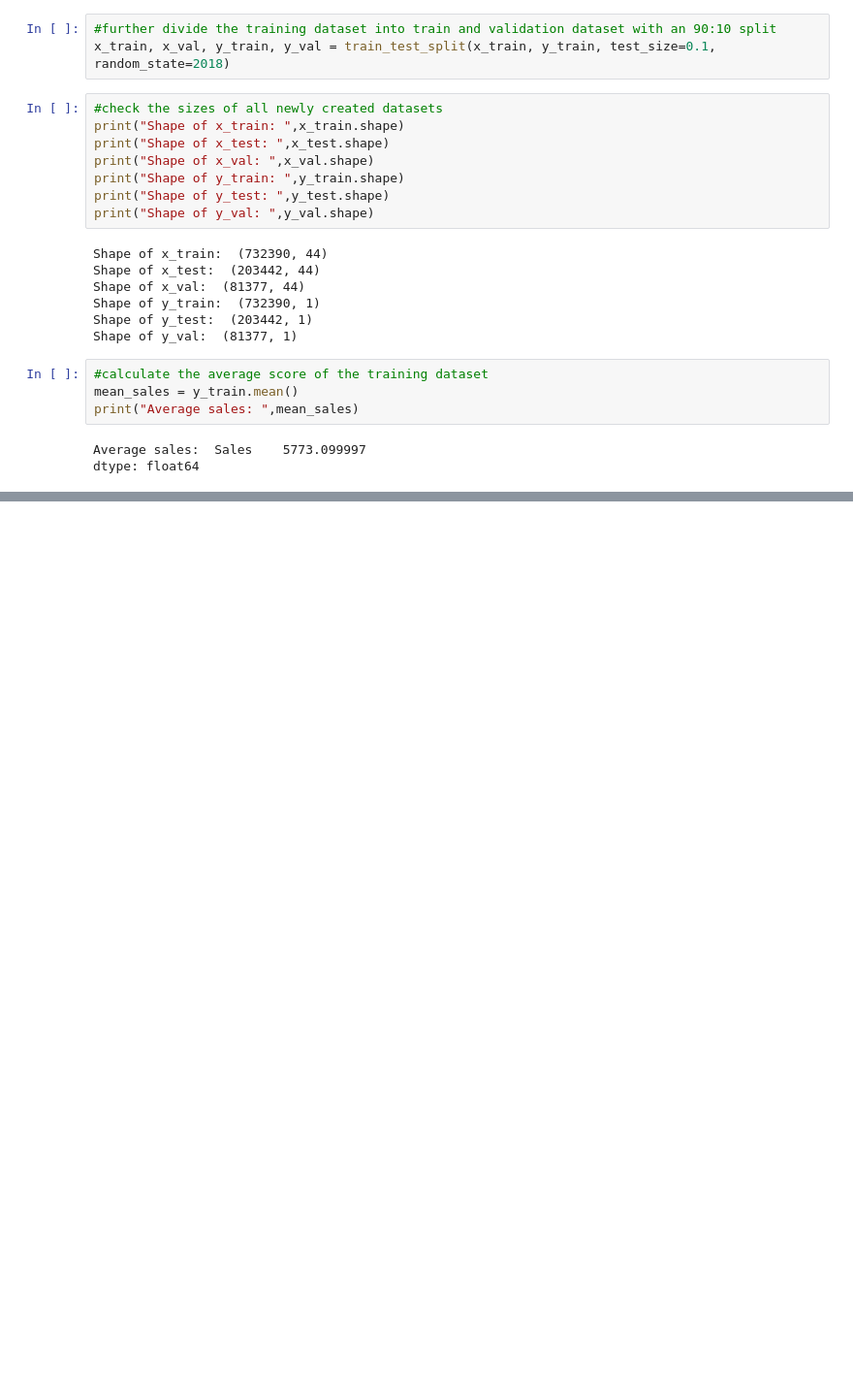
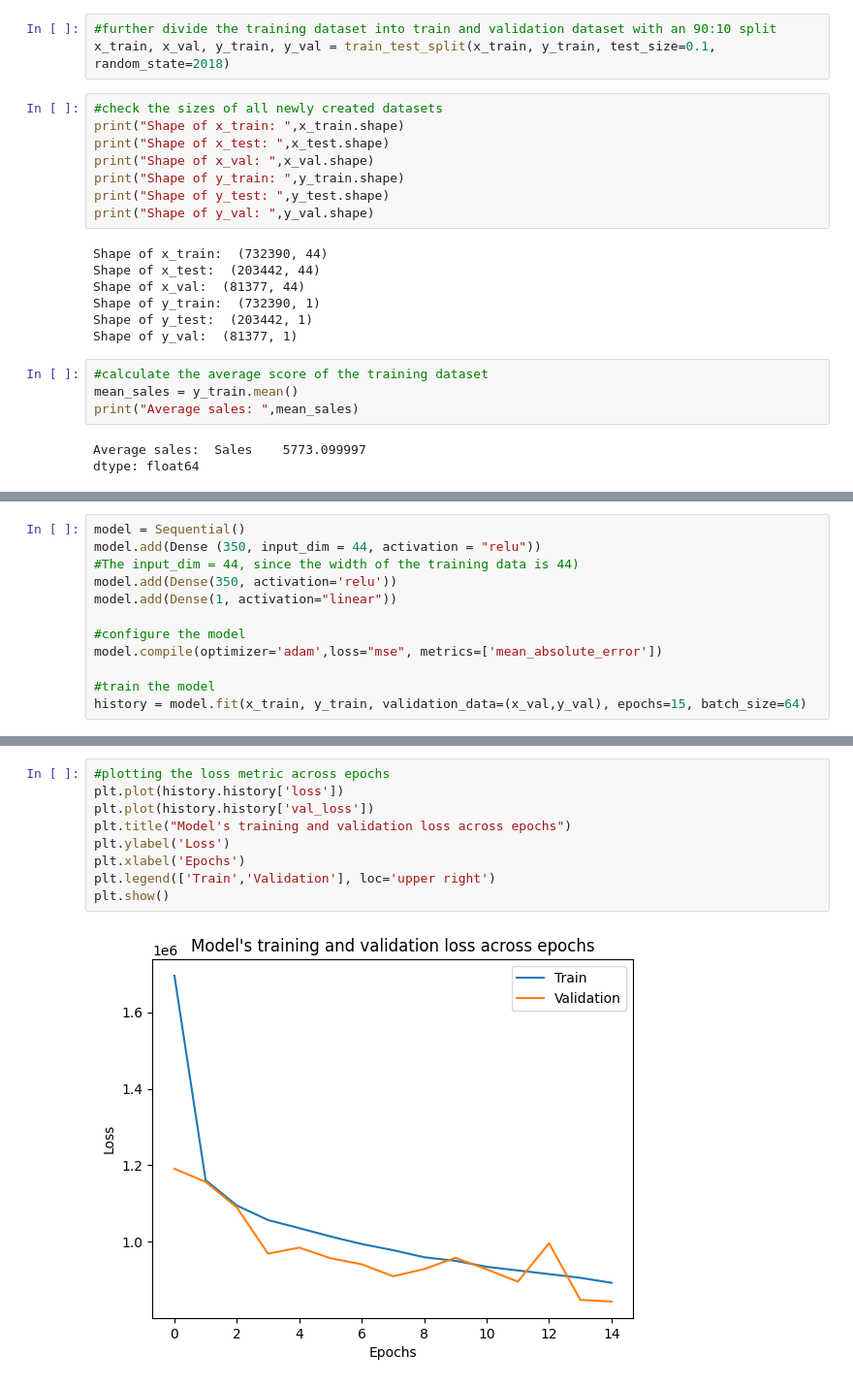
Before and after one commit to Gauravparajuli09/deep_learning_practise, a Jupyter notebook: RossmannStore/Practise.ipynb, the cells around one changed output, grey strips where cells are left out. Shown: that part at 97% size. Saved outputs shown, nothing was run; the diff lists cells and outputs as text; blank space fills up the shorter version.

```diff
--- a/RossmannStore/Practise.ipynb
+++ b/RossmannStore/Practise.ipynb
@@ -269,0 +279,12 @@ dtype: float64
+# %%
+model = Sequential()
+model.add(Dense (350, input_dim = 44, activation = "relu"))
+#The input_dim = 44, since the width of the training data is 44)
+model.add(Dense(350, activation='relu'))
+model.add(Dense(1, activation="linear"))
+
+#configure the model
+model.compile(optimizer='adam',loss="mse", metrics=['mean_absolute_error'])
+
+#train the model
+history = model.fit(x_train, y_train, validation_data=(x_val,y_val), epochs=15, batch_size=64)
@@ -269,0 +314,11 @@ dtype: float64
+# %%
+#plotting the loss metric across epochs
+plt.plot(history.history['loss'])
+plt.plot(history.history['val_loss'])
+plt.title("Model's training and validation loss across epochs")
+plt.ylabel('Loss')
+plt.xlabel('Epochs')
+plt.legend(['Train','Validation'], loc='upper right')
+plt.show()
+# %% [output]
+[figure, added]
```
Also changed, not shown: parts of 5 cells of this notebook.
